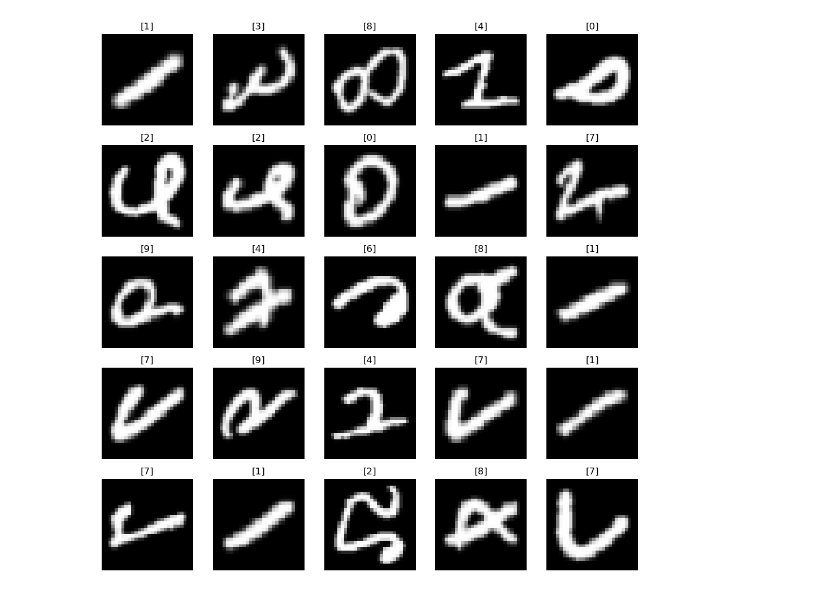
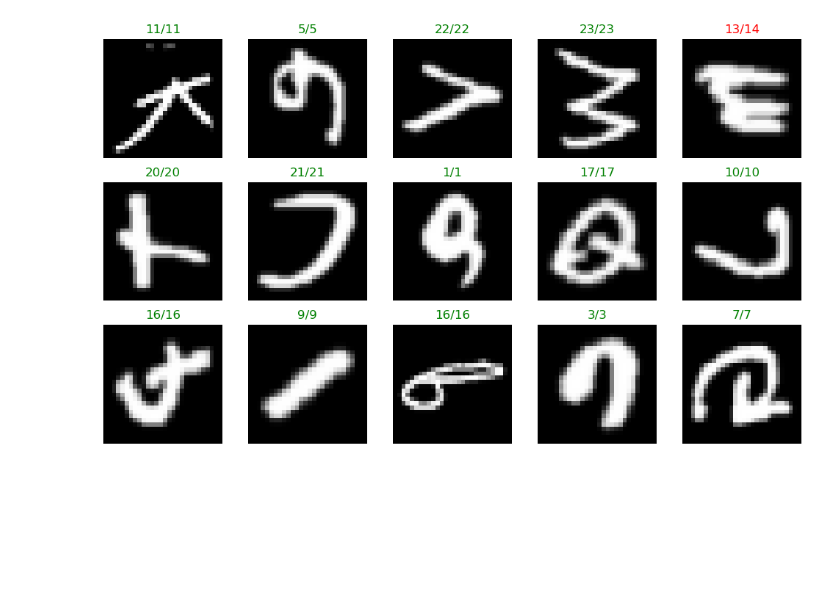
Before and after one commit to marcanii/SIS421---2-23, a Jupyter notebook: Laboratories/Lab01_mlp_emenist.ipynb, the cells around one changed output. Saved outputs shown, nothing was run; the diff lists cells and outputs as text; code cells hidden in the pictures; blank space fills up the shorter version.

Commit message:
lab01 trabajando con dataaset emnist letters

```diff
--- a/Laboratories/Lab01_mlp_emenist.ipynb
+++ b/Laboratories/Lab01_mlp_emenist.ipynb
@@ -9,6 +9,6 @@ import random
 import scipy.io as sio
 # %%
 # Cargar el archivo MAT
-emnist_digits = sio.loadmat('emnist-digits.mat')
+emnist_digits = sio.loadmat('emnist-letters.mat')
 # %%
 # cargamos las caracteristicas de emnist de entrenamiento
@@ -52,7 +58,7 @@ dtype('int32')
 # %%
 # normalizamos las caracteristicas
-X_train_bs = X_train_bs / 255.0
-X_test = X_test / 255.0
+X_train /= 255.0
+X_test /= 255.0
 # %%
 # mostramos las clases
 print('y_train clases: ', np.unique(y_train))
@@ -62,0 +187,14 @@ y_test clases:  [0 1 2 3 4 5 6 7 8 9]
+# %%
+# Definición de la función evaluate para el modelo MLP de 5 capas
+def evaluate(x):
+    h = x.mm(w1) + b1
+    h_relu = h.clamp(min=0)
+    h2 = h_relu.mm(w2) + b2
+    h2_relu = h2.clamp(min=0)
+    h3 = h2_relu.mm(w3) + b3
+    h3_relu = h3.clamp(min=0)
+    h4 = h3_relu.mm(w4) + b4
+    h4_relu = h4.clamp(min=0)
+    y_pred = h4_relu.mm(w5) + b5
+    y_probas = softmax(y_pred)
+    return torch.argmax(y_probas, axis=1)  # type: ignore
@@ -63,15 +218,18 @@ y_test clases:  [0 1 2 3 4 5 6 7 8 9]
 # %%
-r, c = 5, 5
+# graficamos 15 ejemplos de test
+r, c = 3, 5
 fig = plt.figure(figsize=(2*c, 2*r))
+test_imgs, test_labs = [], []
 for _r in range(r):
     for _c in range(c):
         plt.subplot(r, c, _r*c + _c + 1)
-        ix = random.randint(0, len(X_train)-1)
-        img = X_train[ix]
+        ix = random.randint(0, len(X_test)-1)
+        img = X_test[ix]
+        y_pred = evaluate(torch.tensor([img]).float().cuda())[0]
         plt.imshow(img.reshape(28,28), cmap='gray')
         plt.axis("off")
-        plt.title(y_train[ix])
+        plt.title(f"{y_test[ix]}/{y_pred}", color="green" if y_test[ix] == y_pred else "red")
 plt.tight_layout()
 plt.show()
 # %% [output]
-[figure, old version]
+[figure, new version]
```
Also changed, not shown: parts of 19 cells of this notebook.
